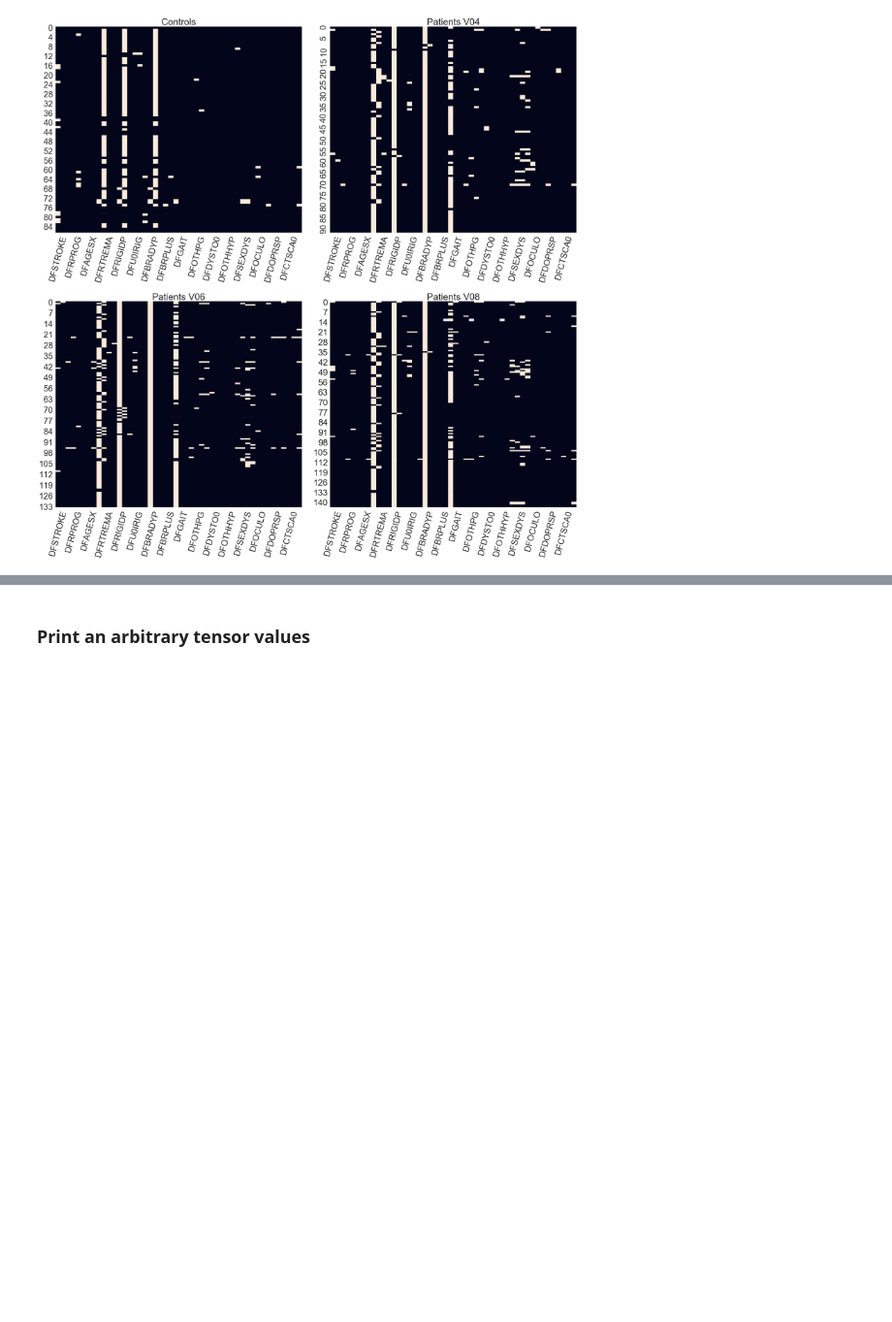
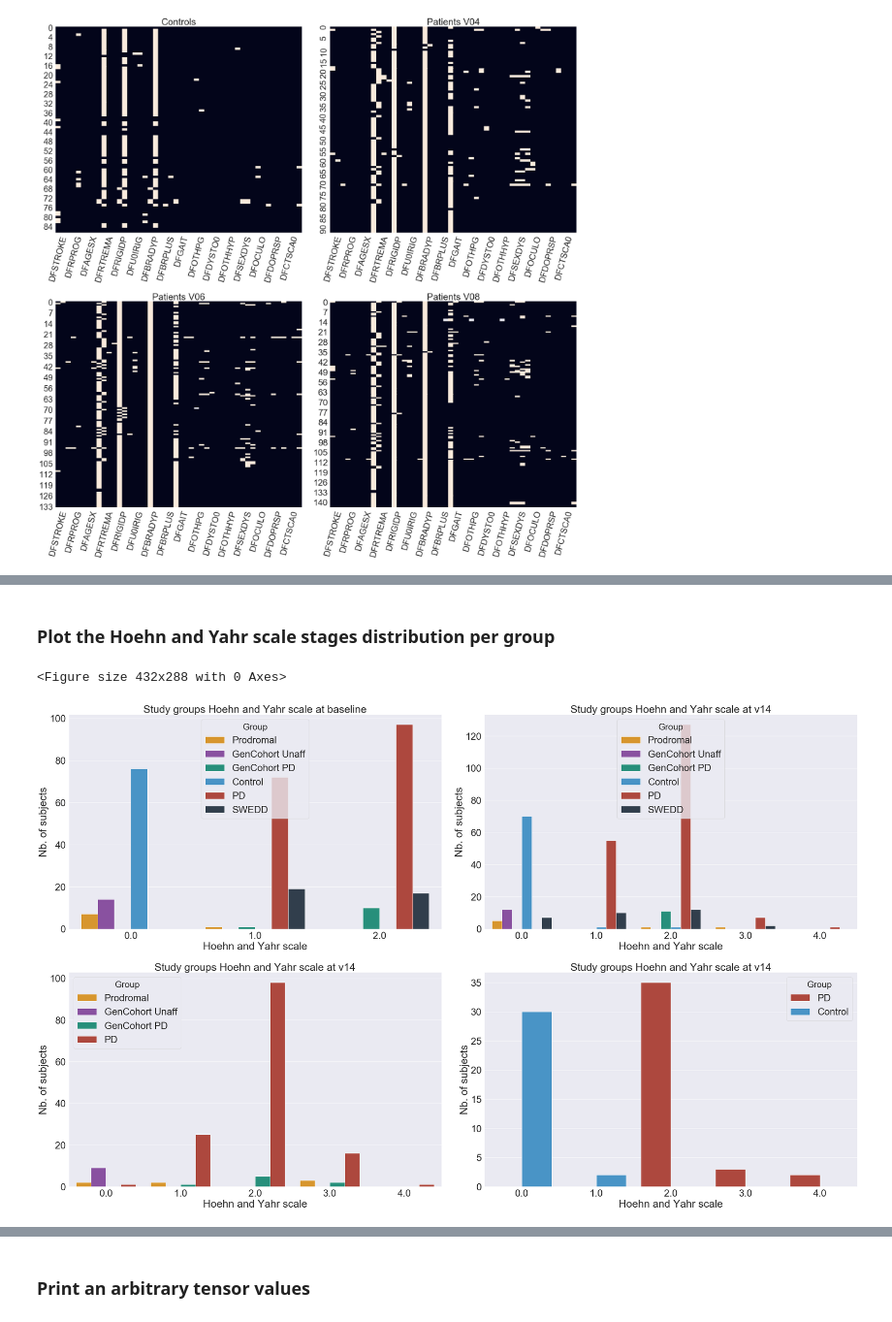
Before and after one commit to banctilrobitaille/PPMI-data-exploration, a Jupyter notebook: PPMI Data Exploration.ipynb, the cells around one changed output, grey strips where cells are left out. Shown at 97% size. Drawn from its saved outputs; the diff is of its cells as text; code cells hidden in the pictures; blank space fills up the shorter version.

```diff
--- a/PPMI Data Exploration.ipynb
+++ b/PPMI Data Exploration.ipynb
@@ -236,3 +290,41 @@ plt.tight_layout()
+# %%
+nhy_df = image_collection_dti_charac_df.merge(motor_assesment_part_3_df, on="Subject")[['Subject','Group', 'EVENT_ID', 'NHY']]
+
+is_nhy_baseline = nhy_df['EVENT_ID'] == 'BL'
+is_nhy_v04 = nhy_df['EVENT_ID'] == 'V04'
+is_nhy_v09 = nhy_df['EVENT_ID'] == 'V09'
+is_nhy_v14 = nhy_df['EVENT_ID'] == 'V14'
+# %% [markdown]
+### Plot the Hoehn and Yahr scale stages distribution per group
+# %%
+#Plotting the study groups distributions
+plt.figure()
+sb.set(font_scale=3)
+fig, axs = plt.subplots(ncols=2,nrows=2,figsize=(40, 25))
+
+axs[0,0].set_title("Study groups Hoehn and Yahr scale at baseline")
+count_nhy_scale_bl = sb.countplot(x="NHY", data=nhy_df[is_nhy_baseline], hue="Group",ax=axs[0,0], palette=DEFAULT_COLOR_PALETTE)
+count_nhy_scale_bl.set_ylabel("Nb. of subjects")
+count_nhy_scale_bl.set_xlabel("Hoehn and Yahr scale")
+
+axs[0,1].set_title("Study groups Hoehn and Yahr scale at v14")
+count_nhy_scale_v04 = sb.countplot(x="NHY", data=nhy_df[is_nhy_v04], hue="Group",ax=axs[0,1], palette=DEFAULT_COLOR_PALETTE)
+count_nhy_scale_v04.set_ylabel("Nb. of subjects")
+count_nhy_scale_v04.set_xlabel("Hoehn and Yahr scale")
+
+axs[1,0].set_title("Study groups Hoehn and Yahr scale at v14")
+count_nhy_scale_v09 = sb.countplot(x="NHY", data=nhy_df[is_nhy_v09], hue="Group",ax=axs[1,0], palette=DEFAULT_COLOR_PALETTE)
+count_nhy_scale_v09.set_ylabel("Nb. of subjects")
+count_nhy_scale_v09.set_xlabel("Hoehn and Yahr scale")
+
+axs[1,1].set_title("Study groups Hoehn and Yahr scale at v14")
+count_nhy_scale_v14 = sb.countplot(x="NHY", data=nhy_df[is_nhy_v14], hue="Group",ax=axs[1,1], palette=DEFAULT_COLOR_PALETTE)
+count_nhy_scale_v14.set_ylabel("Nb. of subjects")
+count_nhy_scale_v14.set_xlabel("Hoehn and Yahr scale")
+plt.tight_layout()
+# %% [output]
+<Figure size 432x288 with 0 Axes>
+[figure, added]
 # %% [markdown]
 # Image visualization
 <hr style="border-color: #F7A80D;margin-top: 20px;">
```
Also changed, not shown: parts of 5 cells of this notebook, 2 other files.
